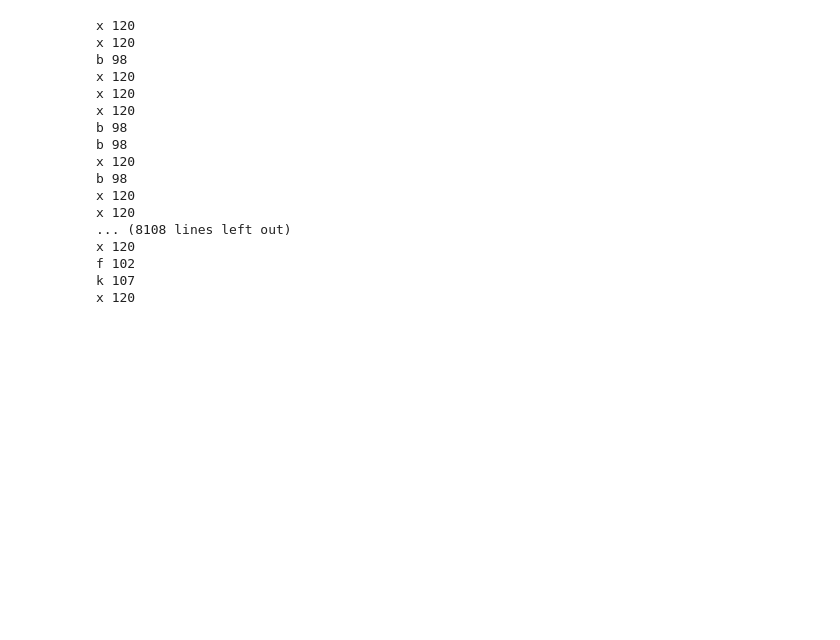
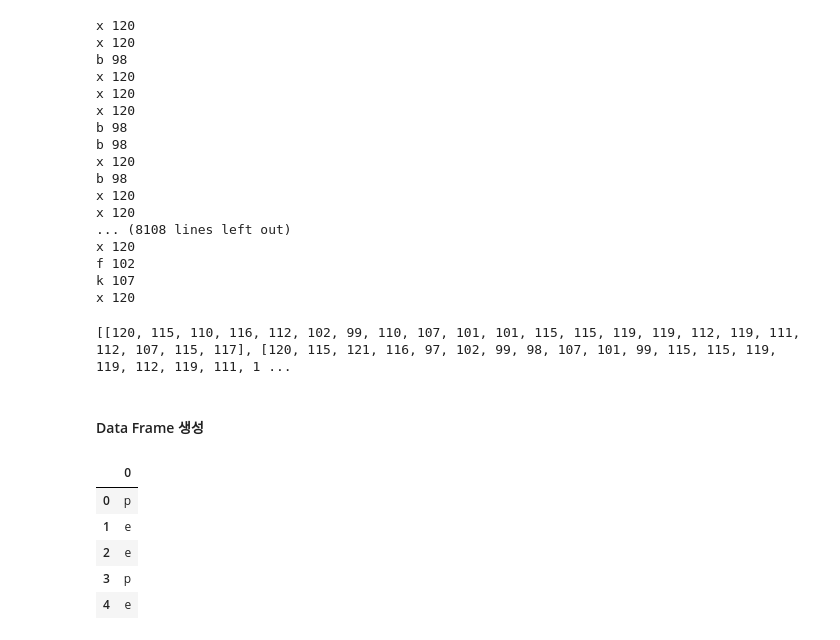
Before and after one commit to Sphen1sc1dae/MachineLearning, a Jupyter notebook: Note/08.ipynb, the cells around one changed output. Saved outputs shown, nothing was run; the diff lists cells and outputs as text; code cells hidden in the pictures; blank space fills up the shorter version.

```diff
--- a/Note/08.ipynb
+++ b/Note/08.ipynb
@@ -137,0 +152,17 @@ x 120
+# %%
+print(data[:2])
+# %% [output]
+[[120, 115, 110, 116, 112, 102, 99, 110, 107, 101, 101, 115, 115, 119, 119, 112, 119, 111, 112, 107, 115, 117], [120, 115, 121, 116, 97, 102, 99, 98, 107, 101, 99, 115, 115, 119, 119, 112, 119, 111, 1 ...
+# %% [markdown]
+#### Data Frame 생성
+# %%
+# Target 기준
+targetTemp = pd.DataFrame(target)
+targetTemp.head()
+# %% [output]
+|  | 0 |
+| 0 | p |
+| 1 | e |
+| 2 | e |
+| 3 | p |
+| 4 | e |
```
Also changed, not shown: parts of 10 cells of this notebook.
